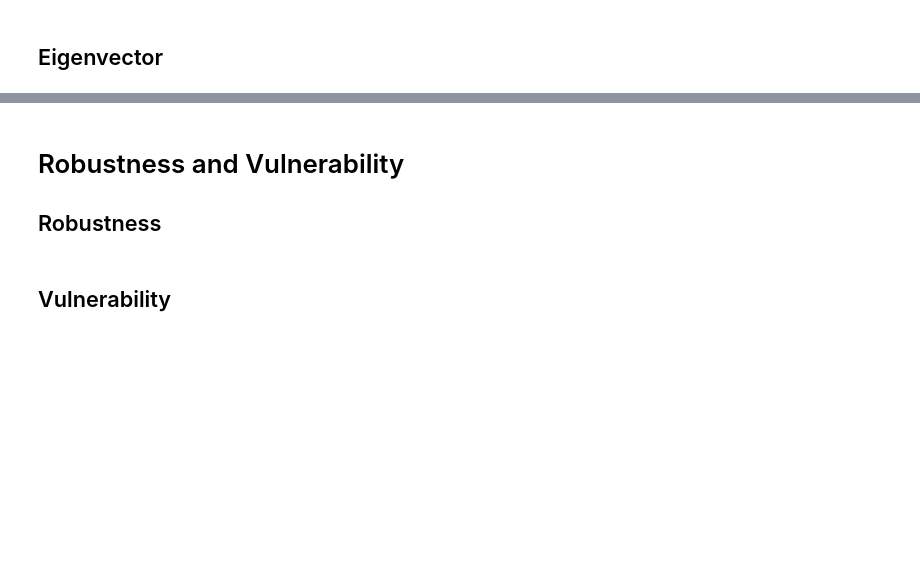
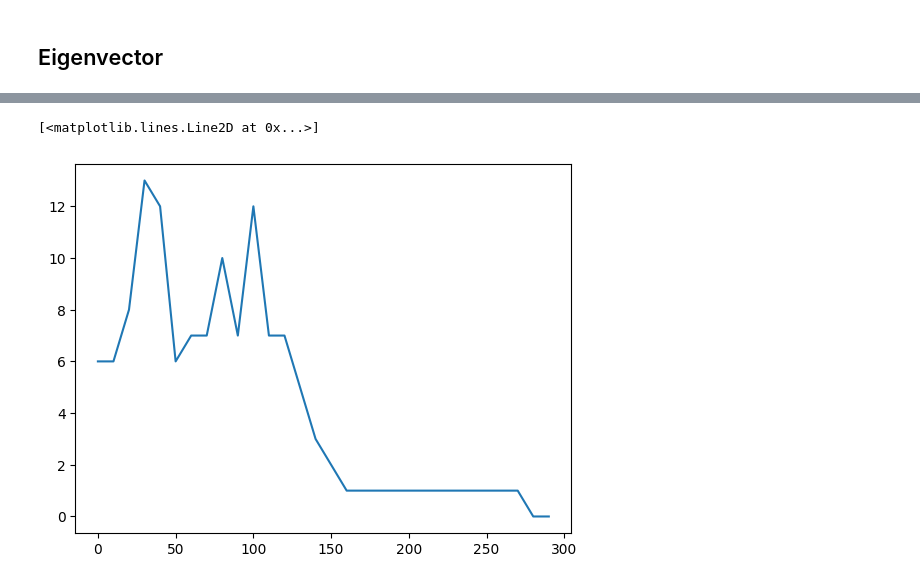
Before and after one commit to dhannn/network-science, a Jupyter notebook: network_science.ipynb, the cells around one changed output, grey strips where cells are left out. Saved outputs shown, nothing was run; the diff lists cells and outputs as text; code cells hidden in the pictures; blank space fills up the shorter version.

```diff
--- a/network_science.ipynb
+++ b/network_science.ipynb
@@ -48,5 +214,6 @@ G = nx.read_gml(gml_file_path)
 # %%
 # TODO: Implement code
+plt.plot(results['diameter'])
+# %% [output]
+[<matplotlib.lines.Line2D at 0x...>]
+[figure, added]
-# %% [markdown]
-# Robustness and Vulnerability
-## Robustness
@@ -55,2 +219,0 @@ G = nx.read_gml(gml_file_path)
-# %% [markdown]
-## Vulnerability
```
Also changed, not shown: parts of 38 cells of this notebook, 2 other files.
